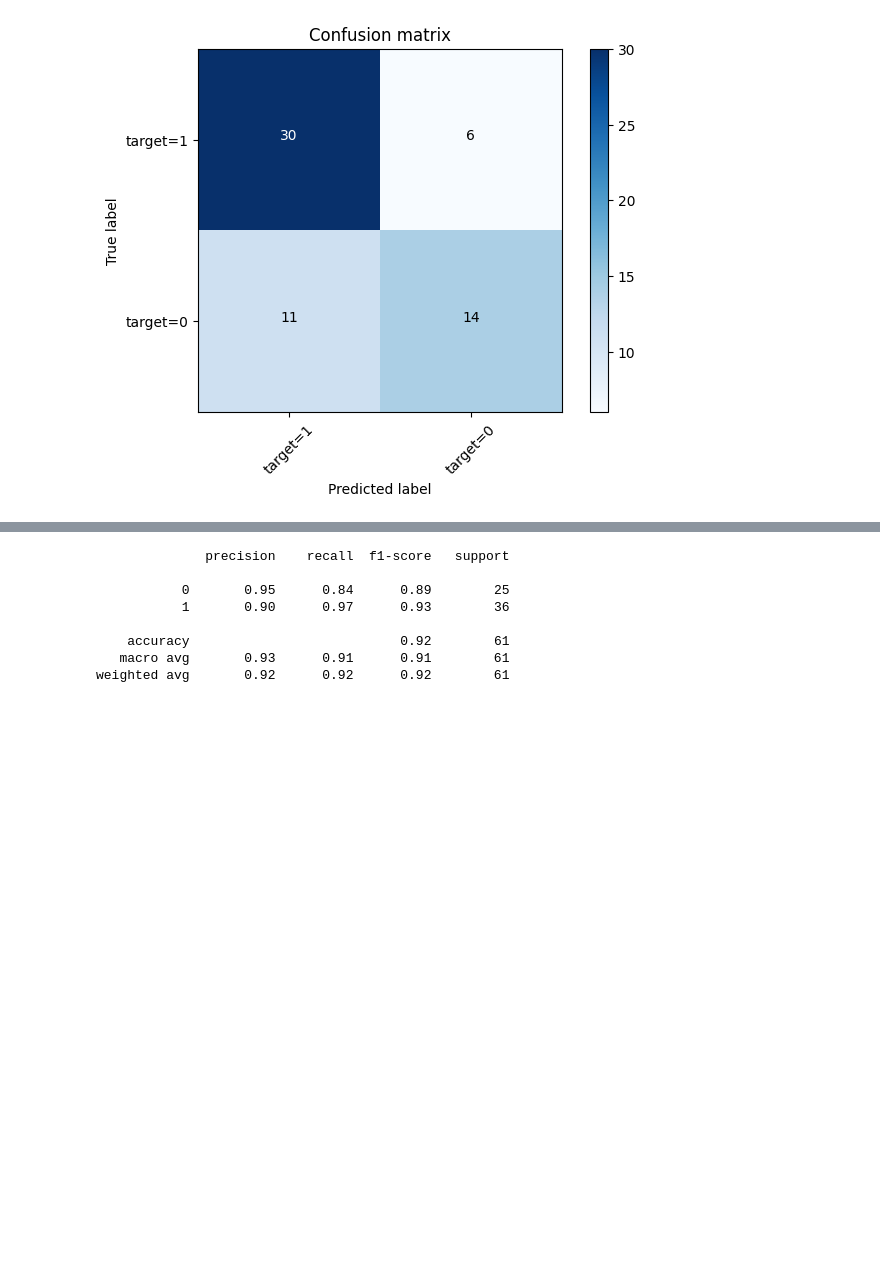
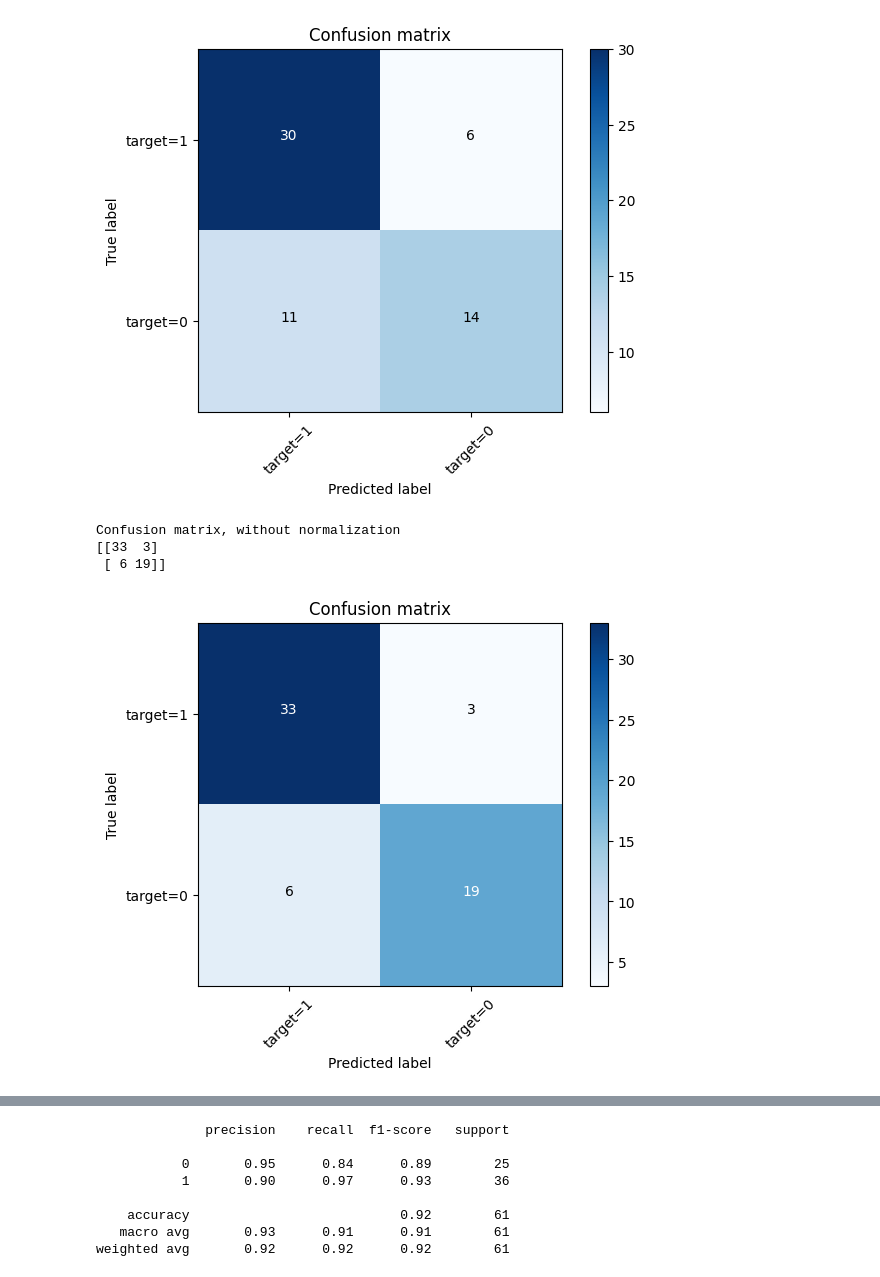
Before and after one commit to Fatemeh-ameri/Machine-Learning-with-Jadi, a Jupyter notebook: Classification/finalClassification_HeartLogistic.ipynb, the cells around one changed output, grey strips where cells are left out. Drawn from its saved outputs; the diff is of its cells as text; code cells hidden in the pictures; blank space fills up the shorter version.

```diff
--- a/Classification/finalClassification_HeartLogistic.ipynb
+++ b/Classification/finalClassification_HeartLogistic.ipynb
@@ -230,3 +230,13 @@ Confusion matrix, without normalization
 [[30  6]
  [11 14]]
 [figure]
+# %%
+#conf_matrixDT
+conf_matrixDT = confusion_matrix(y_test, y_predictedDT, labels = [1,0])
+
+plot_confusion_matrix(conf_matrixDT, classes = ['target=1', 'target=0'], normalize = False, title = 'Confusion matrix')
+# %% [output]
+Confusion matrix, without normalization
+[[33  3]
+ [ 6 19]]
+[figure, added]
```
Also changed, not shown: parts of 1 cell of this notebook.
